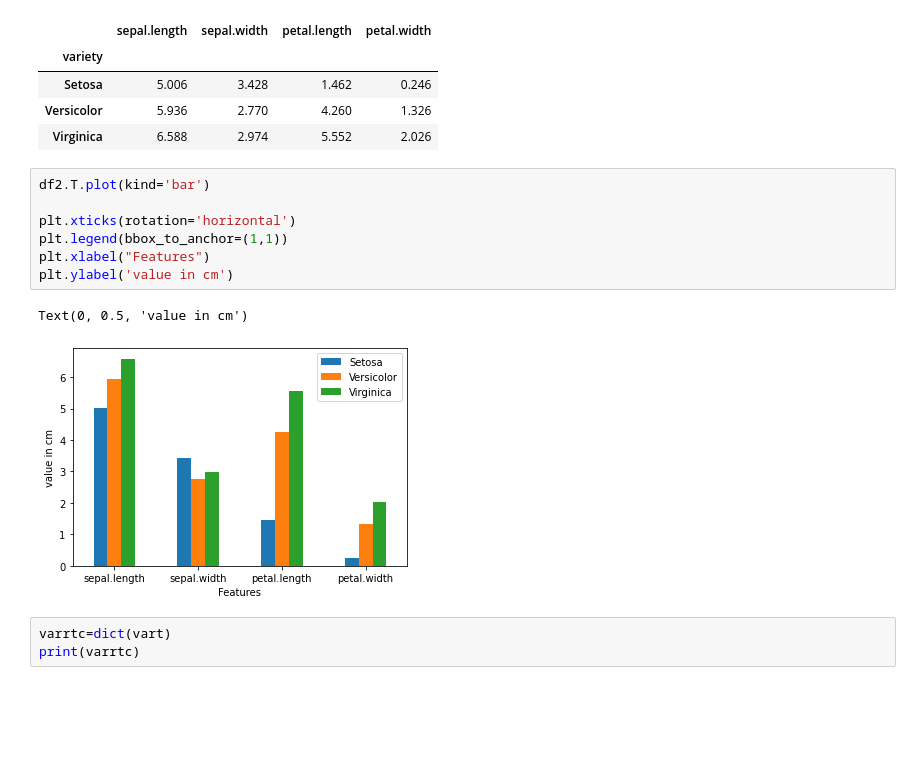
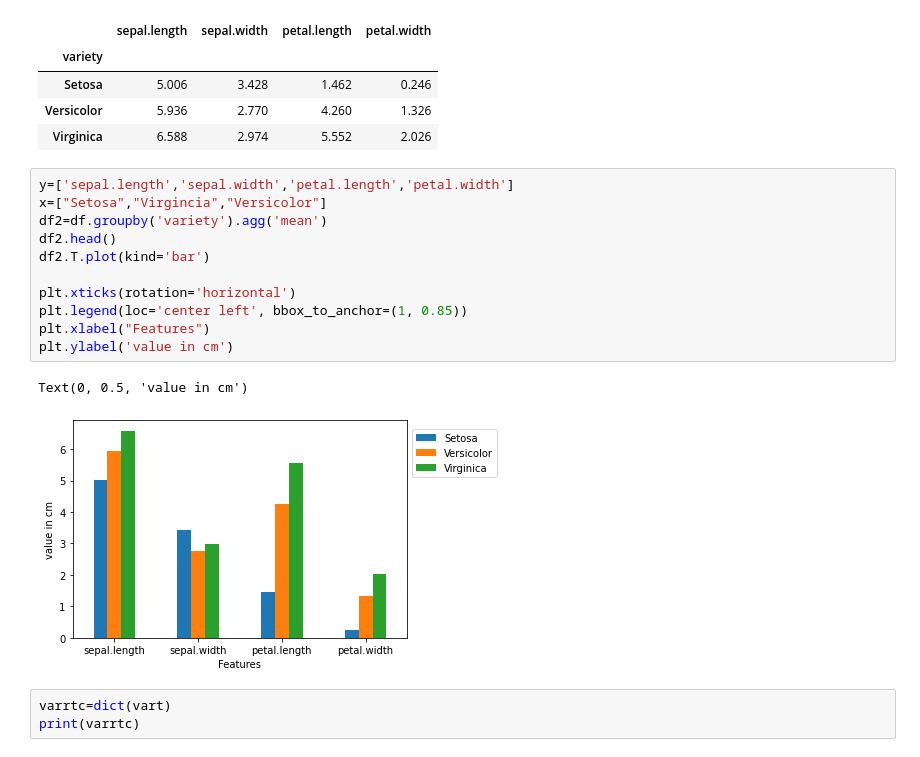
Before and after one commit to B191186/codemarka, a Jupyter notebook: Untitled4.ipynb, the cells around one changed output. Drawn from its saved outputs; the diff is of its cells as text; blank space fills up the shorter version.

```diff
--- a/Untitled4.ipynb
+++ b/Untitled4.ipynb
@@ -58,15 +92,19 @@ df2.head()
 | Versicolor | 5.936 | 2.770 | 4.260 | 1.326 |
 | Virginica | 6.588 | 2.974 | 5.552 | 2.026 |
 # %%
+y=['sepal.length','sepal.width','petal.length','petal.width']
+x=["Setosa","Virgincia","Versicolor"]
+df2=df.groupby('variety').agg('mean')
+df2.head()
 df2.T.plot(kind='bar')
 
 plt.xticks(rotation='horizontal')
-plt.legend(bbox_to_anchor=(1,1))
+plt.legend(loc='center left', bbox_to_anchor=(1, 0.85))
 plt.xlabel("Features")
 plt.ylabel('value in cm')
 # %% [output]
 Text(0, 0.5, 'value in cm')
-[figure, old version]
+[figure, new version]
 # %%
 varrtc=dict(vart)
 print(varrtc)
```
Also changed, not shown: parts of 4 cells of this notebook.
